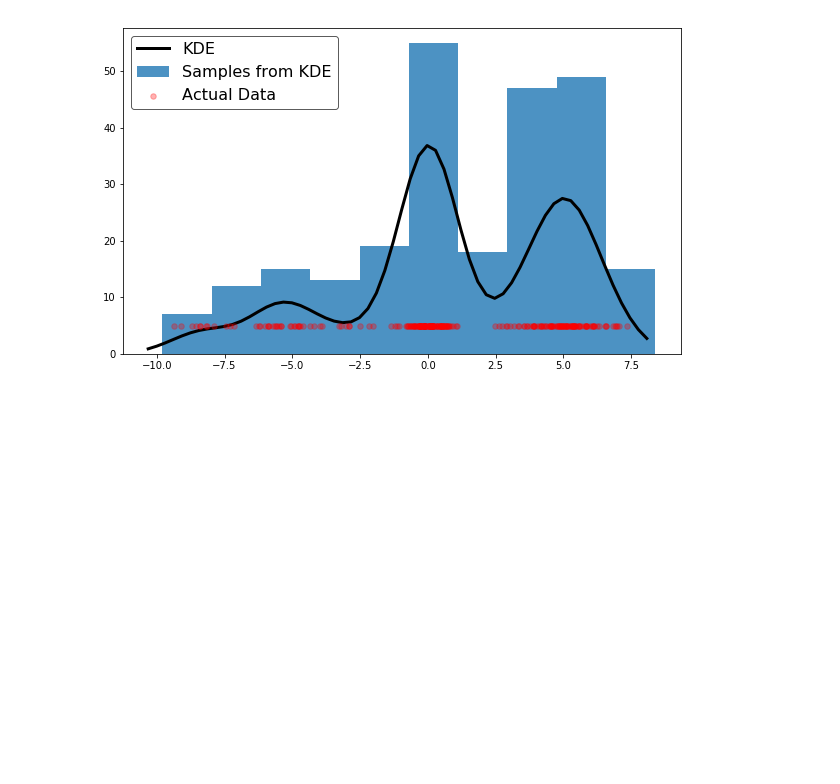
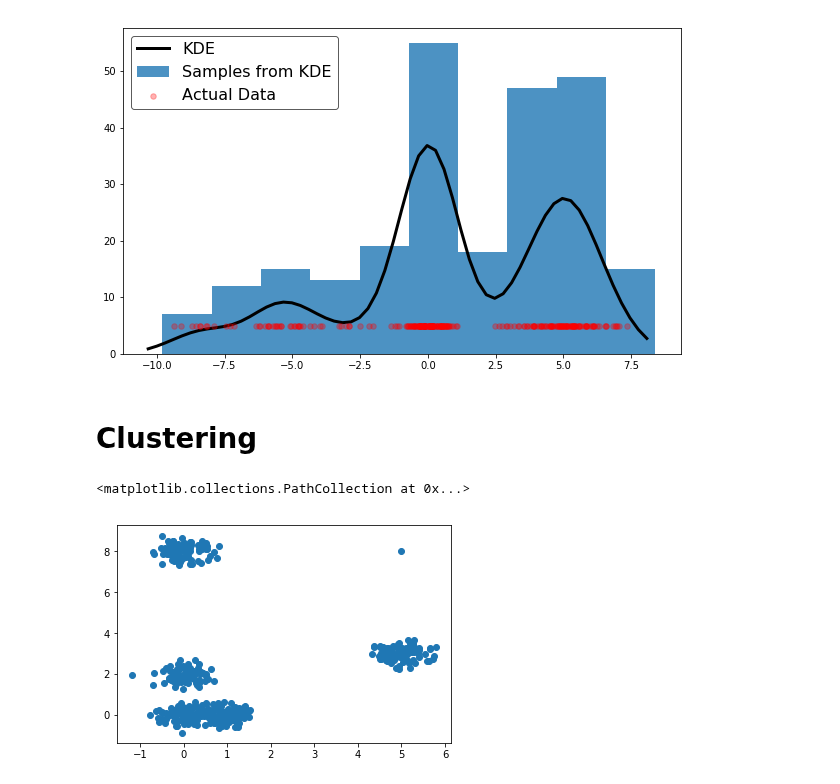
Before and after one commit to ZWMiller/machine_learning_from_scratch, a Jupyter notebook: example_use.ipynb, the cells around one changed output. Saved outputs shown, nothing was run; the diff lists cells and outputs as text; code cells hidden in the pictures; blank space fills up the shorter version.

Commit message:
add dbscan to zwml, show example usage

```diff
--- a/example_use.ipynb
+++ b/example_use.ipynb
@@ -68,3 +72,32 @@ plt.scatter(X, [5]*len(X), marker='o', c='r', s=30, alpha=0.3,label='Actual Data
 plt.legend(fontsize=16, loc='upper left', frameon=True, facecolor='#FFFFFF', edgecolor='#333333');
 # %% [output]
 [figure]
+# %% [markdown]
+# Clustering
+# %%
+import numpy as np
+from zwml.clustering import dbscan
+
+
+np.random.seed(24)
+def get_data(n_clust = 3, n_points=50):
+    X1 = np.random.normal(0,.3,n_points).reshape(-1,1)
+    y1 = np.random.normal(0,.3,n_points).reshape(-1,1)
+    for _ in range(n_clust-1):
+        X2 = np.random.normal(np.random.randint(0,10),.3,n_points).reshape(-1,1)
+        y2 = np.random.normal(np.random.randint(0,10),.3,n_points).reshape(-1,1)
+        X1 = np.vstack((X1,X2)).reshape(-1,1)
+        y1 = np.vstack((y1,y2)).reshape(-1,1)
+    X = np.hstack((X1,y1))
+    return X
+
+X = get_data(n_clust = 5, n_points=100)
+# %%
+import matplotlib.pyplot as plt
+%matplotlib inline
+
+X = np.append(X,[[5,8]], axis=0)
+plt.scatter(X[:,0], X[:,1])
+# %% [output]
+<matplotlib.collections.PathCollection at 0x...>
+[figure, added]
```
Also changed, not shown: parts of 3 cells of this notebook, 2 other files.
